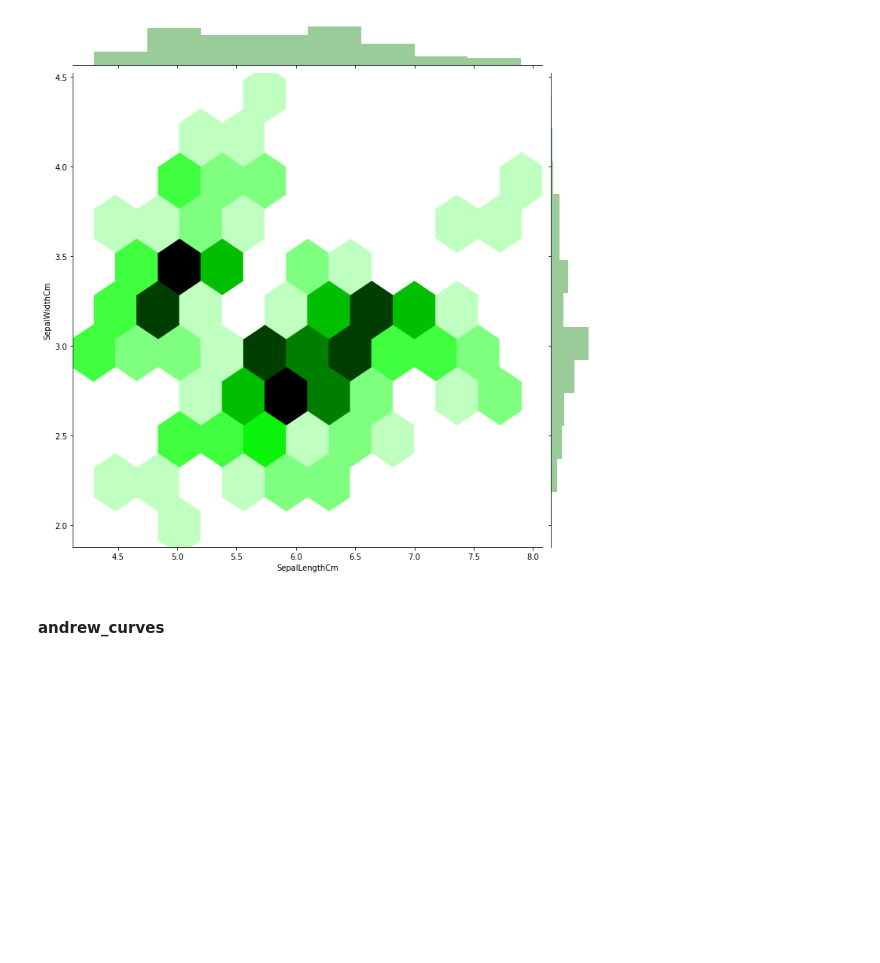
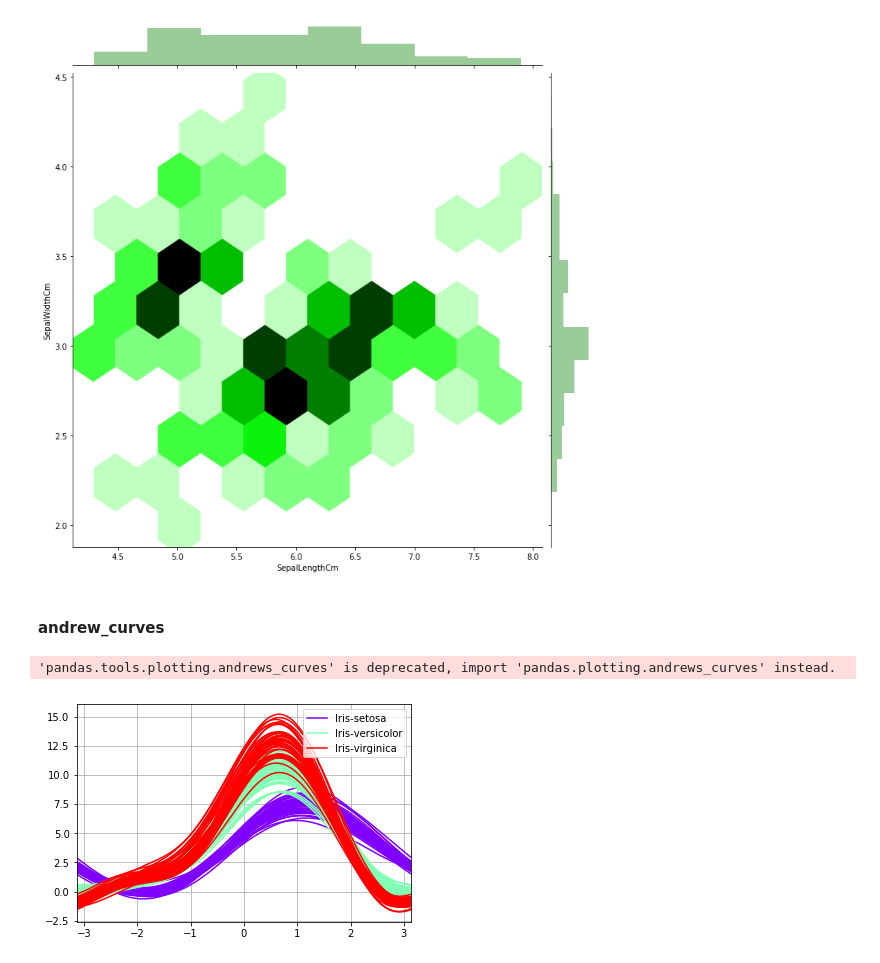
Before and after one commit to muokicaleb/Data_Science_Projects, a Jupyter notebook: 20_ML_Algorithms_for_Iris_Dataset/20_ml_algorithms.ipynb, the cells around one changed output. Saved outputs shown, nothing was run; the diff lists cells and outputs as text; code cells hidden in the pictures; blank space fills up the shorter version.

```diff
--- a/20_ML_Algorithms_for_Iris_Dataset/20_ml_algorithms.ipynb
+++ b/20_ML_Algorithms_for_Iris_Dataset/20_ml_algorithms.ipynb
@@ -207,3 +207,15 @@ Using a non-tuple sequence for multidimensional indexing is deprecated; use `arr
 [figure]
 # %% [markdown]
 <h4>andrew_curves</h4>
+# %%
+#In Pandas use Andrews Curves to plot and visualize data structure.
+#Each multivariate observation is transformed into a curve and represents the coefficients of a Fourier series.
+#This useful for detecting outliers in times series data.
+#Use colormap to change the color of the curves
+
+from pandas.tools.plotting import andrews_curves
+andrews_curves(dataset.drop("Id", axis=1), "Species",colormap='rainbow')
+plt.show()
+# %% [output]
+'pandas.tools.plotting.andrews_curves' is deprecated, import 'pandas.plotting.andrews_curves' instead.
+[figure, added]
```
Also changed, not shown: parts of 2 cells of this notebook.
